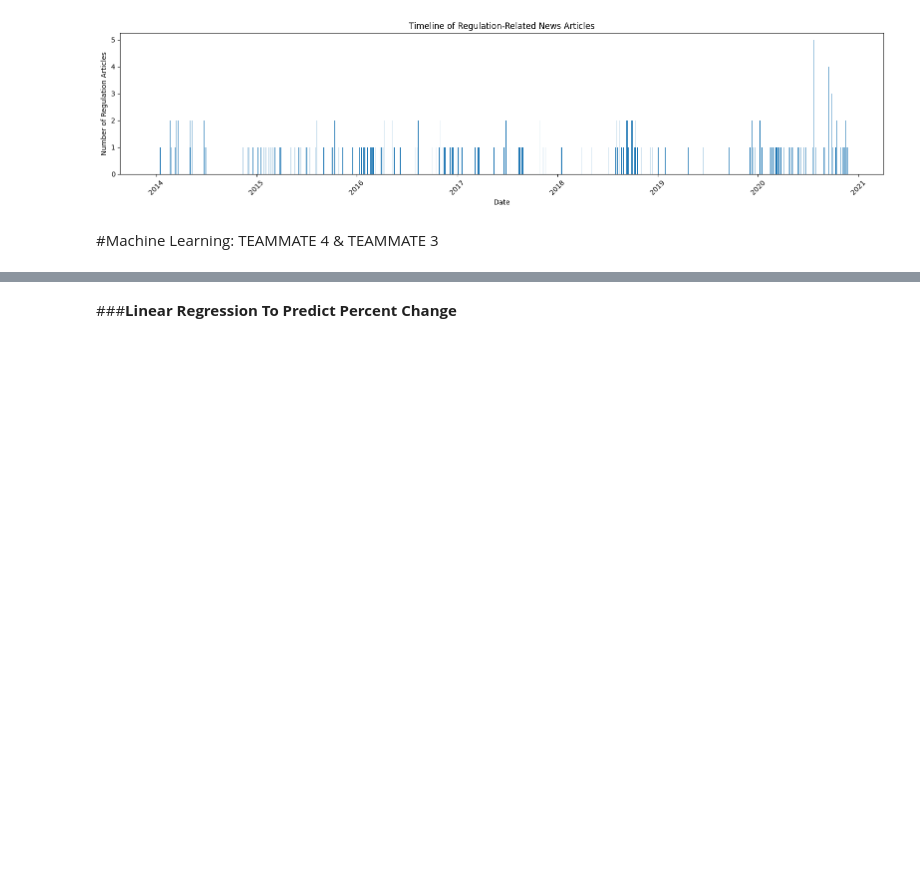
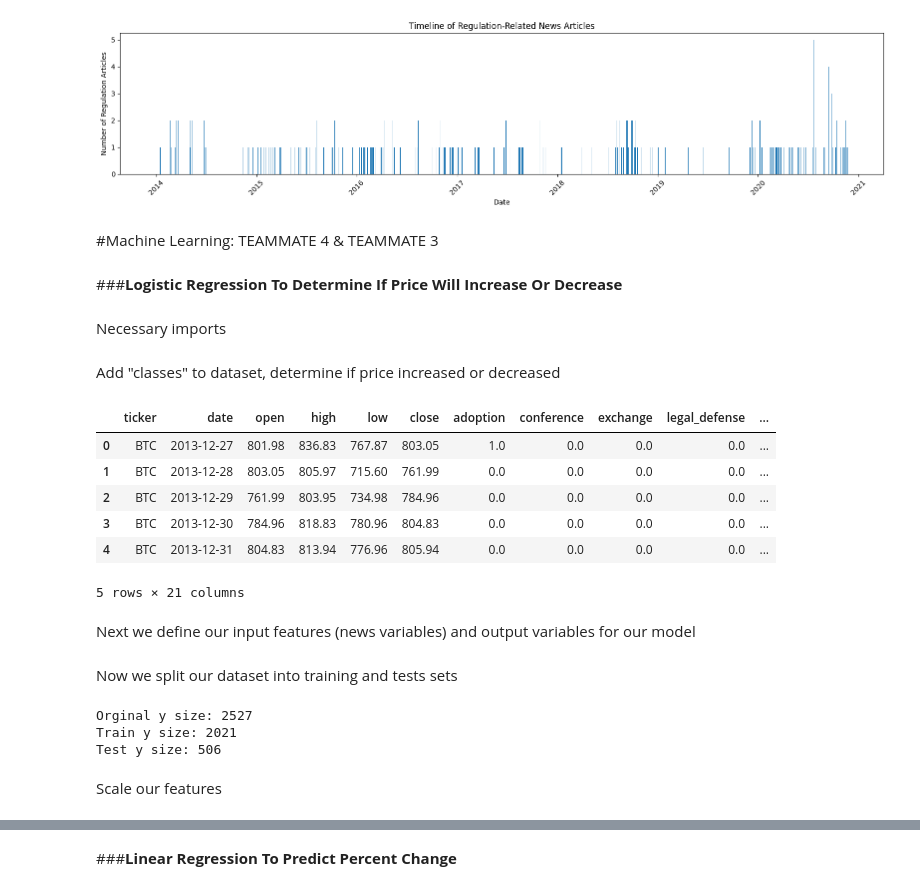
Before and after one commit to ashton-edakk/bitcoin-price-analysis, a Jupyter notebook: project.ipynb, the cells around one changed output, grey strips where cells are left out. Saved outputs shown, nothing was run; the diff lists cells and outputs as text; code cells hidden in the pictures; blank space fills up the shorter version.

```diff
--- a/project.ipynb
+++ b/project.ipynb
@@ -813,3 +923,7 @@ plt.show()
 [figure]
 # %% [markdown]
 #Machine Learning: TEAMMATE 4 & TEAMMATE 3
+# %% [markdown]
+###**Logistic Regression To Determine If Price Will Increase Or Decrease**
+# %% [markdown]
+Necessary imports
@@ -815,0 +935,17 @@ plt.show()
+# %% [markdown]
+Add "classes" to dataset, determine if price increased or decreased
+# %%
+# 1 for increase, 0 for decrease
+ml_data = data.copy()
+ml_data['price_increase'] = (ml_data['percent_change'] > 0).astype(int)
+ml_data.head()
+# %% [output]
+|  | ticker | date | open | high | low | close | adoption | conference | exchange | legal_defense | ... |
+| 0 | BTC | 2013-12-27 | 801.98 | 836.83 | 767.87 | 803.05 | 1.0 | 0.0 | 0.0 | 0.0 | ... |
+| 1 | BTC | 2013-12-28 | 803.05 | 805.97 | 715.60 | 761.99 | 0.0 | 0.0 | 0.0 | 0.0 | ... |
+| 2 | BTC | 2013-12-29 | 761.99 | 803.95 | 734.98 | 784.96 | 0.0 | 0.0 | 0.0 | 0.0 | ... |
+| 3 | BTC | 2013-12-30 | 784.96 | 818.83 | 780.96 | 804.83 | 0.0 | 0.0 | 0.0 | 0.0 | ... |
+| 4 | BTC | 2013-12-31 | 804.83 | 813.94 | 776.96 | 805.94 | 0.0 | 0.0 | 0.0 | 0.0 | ... |
+5 rows × 21 columns
+# %% [markdown]
+Next we define our input features (news variables) and output variables for our model
@@ -815,0 +961,14 @@ plt.show()
+# %% [markdown]
+Now we split our dataset into training and tests sets
+# %%
+X_train, X_test, y_train, y_test = train_test_split(X, y, test_size = 0.2, random_state=1, shuffle=False)
+
+print(f"Orginal y size: {y.shape[0]}")
+print(f"Train y size: {y_train.shape[0]}")
+print(f"Test y size: {y_test.shape[0]}")
+# %% [output]
+Orginal y size: 2527
+Train y size: 2021
+Test y size: 506
+# %% [markdown]
+Scale our features
```
Also changed, not shown: parts of 44 cells of this notebook, 1 other file.
